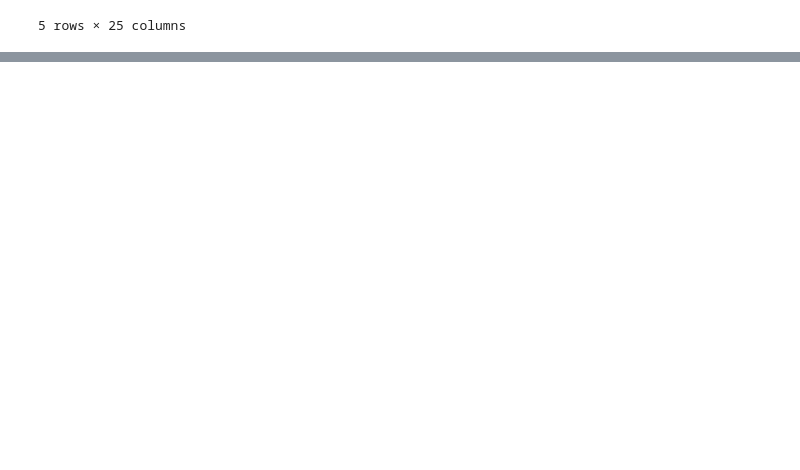
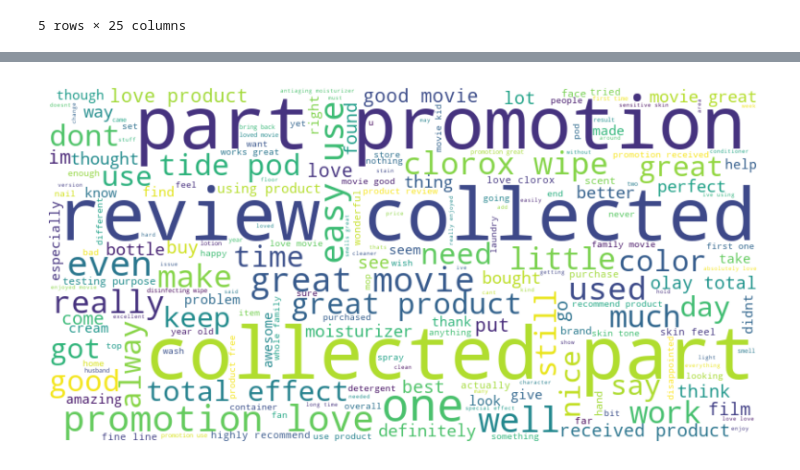
Before and after one commit to Dahernandezsilve/Lab06_DSAnalisisSentimientos, a Jupyter notebook: Lab6.ipynb, the cells around one changed output, grey strips where cells are left out. Saved outputs shown, nothing was run; the diff lists cells and outputs as text; code cells hidden in the pictures; blank space fills up the shorter version.

```diff
--- a/Lab6.ipynb
+++ b/Lab6.ipynb
@@ -1002,0 +1174,3 @@ data.head()
+# %%
+textWithouthSpecialCharacthers = textWithouthSpecialCharacthers.str.replace(r'\s{2,}', ' ', regex=True)
+printText(textWithouthSpecialCharacthers, 100)
@@ -1002,0 +1197,19 @@ data.head()
+# %%
+nltk.download('stopwords')
+stopWords = set(stopwords.words('english'))
+
+def removeStopwordsAndNumbers(text):
+    if isinstance(text, str):  # Verifica si el valor es una cadena de texto
+        # Elimina números y caracteres especiales
+        text = re.sub(r'\d+', '', text)
+        text = re.sub(r'[^\w\s]', '', text)
+        # Divide el texto en palabras y filtra las stopwords
+        words = text.split()
+        filtered_words = [word for word in words if word.lower() not in stopWords]
+        return ' '.join(filtered_words)
+    else:
+        return text  # Retorna el valor original si no es una cadena de texto
+
+# Aplicar la función a cada elemento de la Serie
+textWithoutStopwords = textWithouthSpecialCharacthers.apply(removeStopwordsAndNumbers)
+printText(textWithoutStopwords, 100)
@@ -1002,0 +1237,2 @@ data.head()
+# %%
+textWithoutStopwords = textWithoutStopwords.str.replace(r'[^\w\s]','',regex=True)
@@ -1002,0 +1241,5 @@ data.head()
+# %%
+nltk.download('punkt_tab')
+tokenizedText = textWithoutStopwords.apply(word_tokenize)
+allWords = [word for words in tokenizedText for word in words]
+wordCounts = Counter(allWords)
@@ -1002,0 +1274,9 @@ data.head()
+# %%
+completeText = ' '.join(allWords)
+wordcloud = WordCloud(width=800, height=400, background_color='white').generate(completeText)
+plt.figure(figsize=(10, 5))
+plt.imshow(wordcloud, interpolation='bilinear')
+plt.axis('off')
+plt.show()
+# %% [output]
+[figure, added]
```
Also changed, not shown: parts of 49 cells of this notebook, 1 other file.
